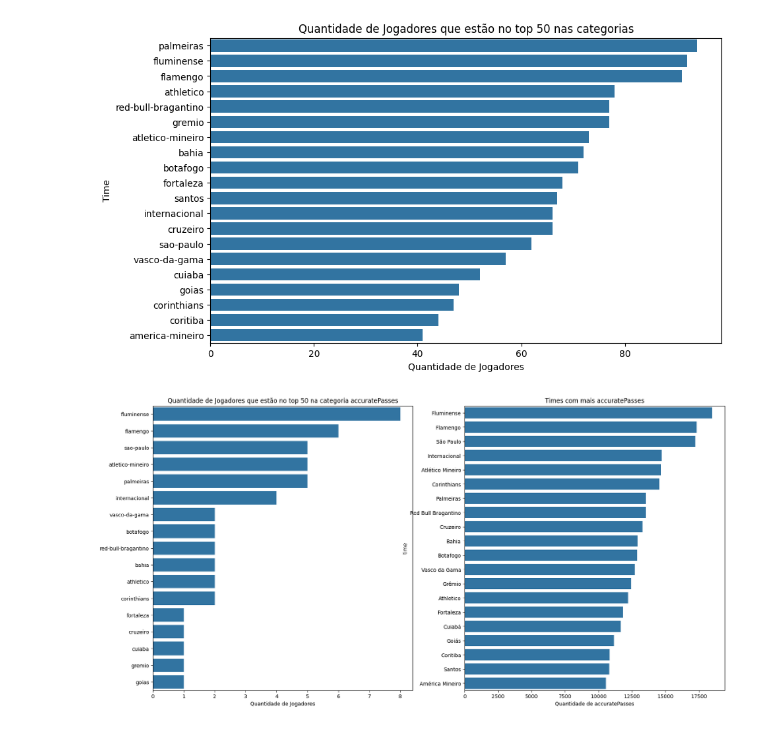
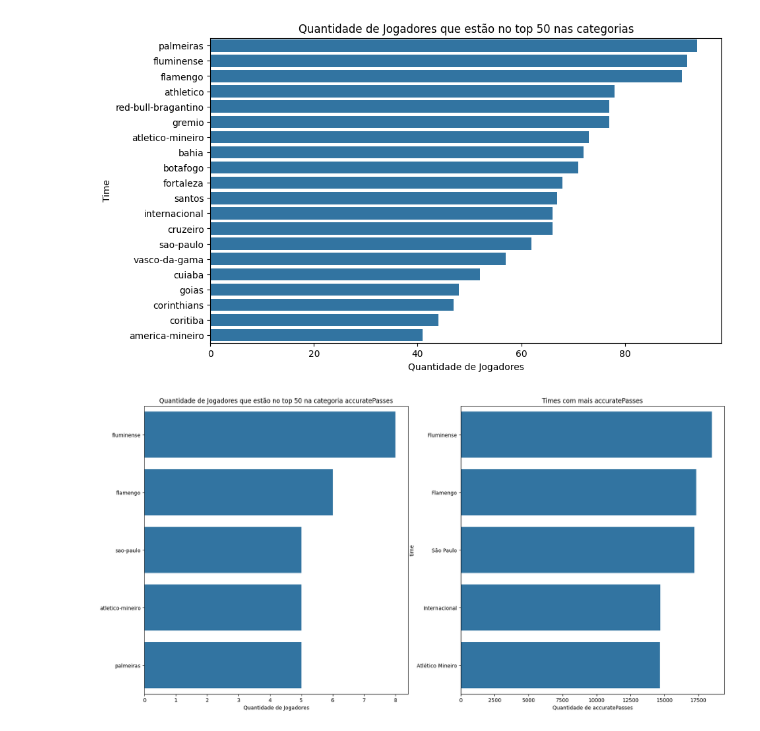
Before and after one commit to JonasCGN/Analise-Futebol-Trabalho-01, a Jupyter notebook: analise.ipynb, the cells around one changed output. Cells and saved outputs as stored; diff of their text form; code cells hidden in the pictures.

Commit message:
fix: table times

```diff
--- a/analise.ipynb
+++ b/analise.ipynb
@@ -166,33 +166,33 @@ plt.show()
 # %%
 time_qtd_accuratePasses = {}
 
 for jogadorEstatitiscaGeral in jogadores['topPlayers']:
     jogadorEstatitiscaGeral = eval(jogadorEstatitiscaGeral)
     for jogador in jogadorEstatitiscaGeral:
         team = jogador['team']['slug']
         if 'accuratePasses' in jogador['statistics']:
             time_qtd_accuratePasses[team] = time_qtd_accuratePasses.get(team, 0) + 1
 
-# Ordenar o dicionário
-time_qtd_accuratePasses = dict(sorted(time_qtd_accuratePasses.items(), key=lambda item: item[1], reverse=True))
+# Pegue os 5 primeiros
 
+time_qtd_accuratePasses = dict(sorted(time_qtd_accuratePasses.items(), key=lambda item: item[1], reverse=True)[:5])
 
 # Criar dois graficos de barras
 fig, axs = plt.subplots(1, 2, figsize=(20, 10))
 
 sns.barplot(y=list(time_qtd_accuratePasses.keys()), x=list(time_qtd_accuratePasses.values()), ax=axs[0])
 
 axs[0].set_title('Quantidade de Jogadores que estão no top 50 na categoria accuratePasses')
 axs[0].set_xlabel('Quantidade de Jogadores')
 
 time_accuratePasses = times[times['statistics'] == 'accuratePasses']
-time_accuratePasses = time_accuratePasses[['time', 'valor']].sort_values(by='valor', ascending=False)
+time_accuratePasses = time_accuratePasses[['time', 'valor']].sort_values(by='valor', ascending=False)[:5]
 
 sns.barplot(y='time', x='valor', data=time_accuratePasses, ax=axs[1])
 
 axs[1].set_title('Times com mais accuratePasses')
 axs[1].set_xlabel('Quantidade de accuratePasses')
 
 plt.show()
 # %% [output]
-[figure, old version]
+[figure, new version]
```
